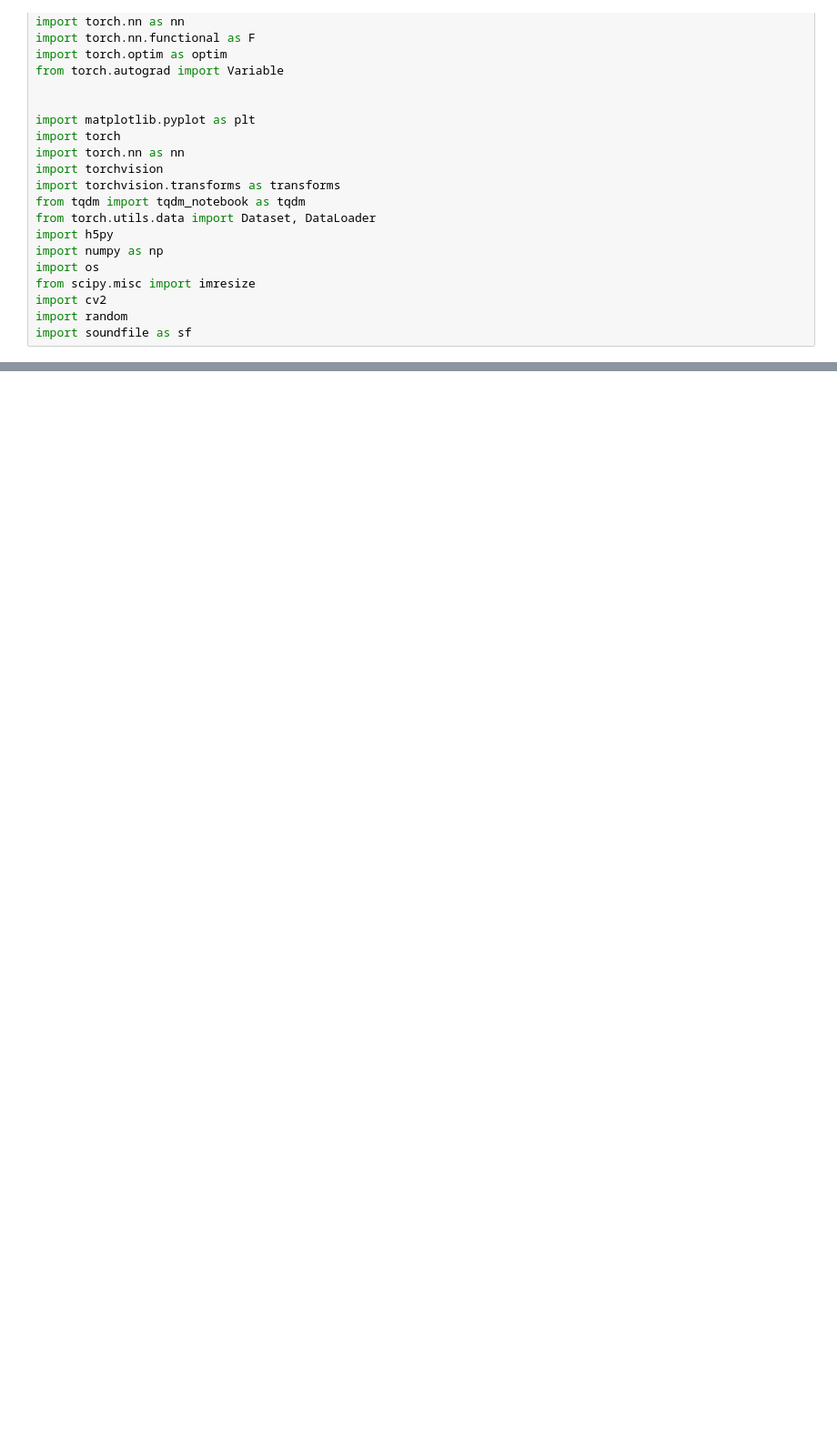
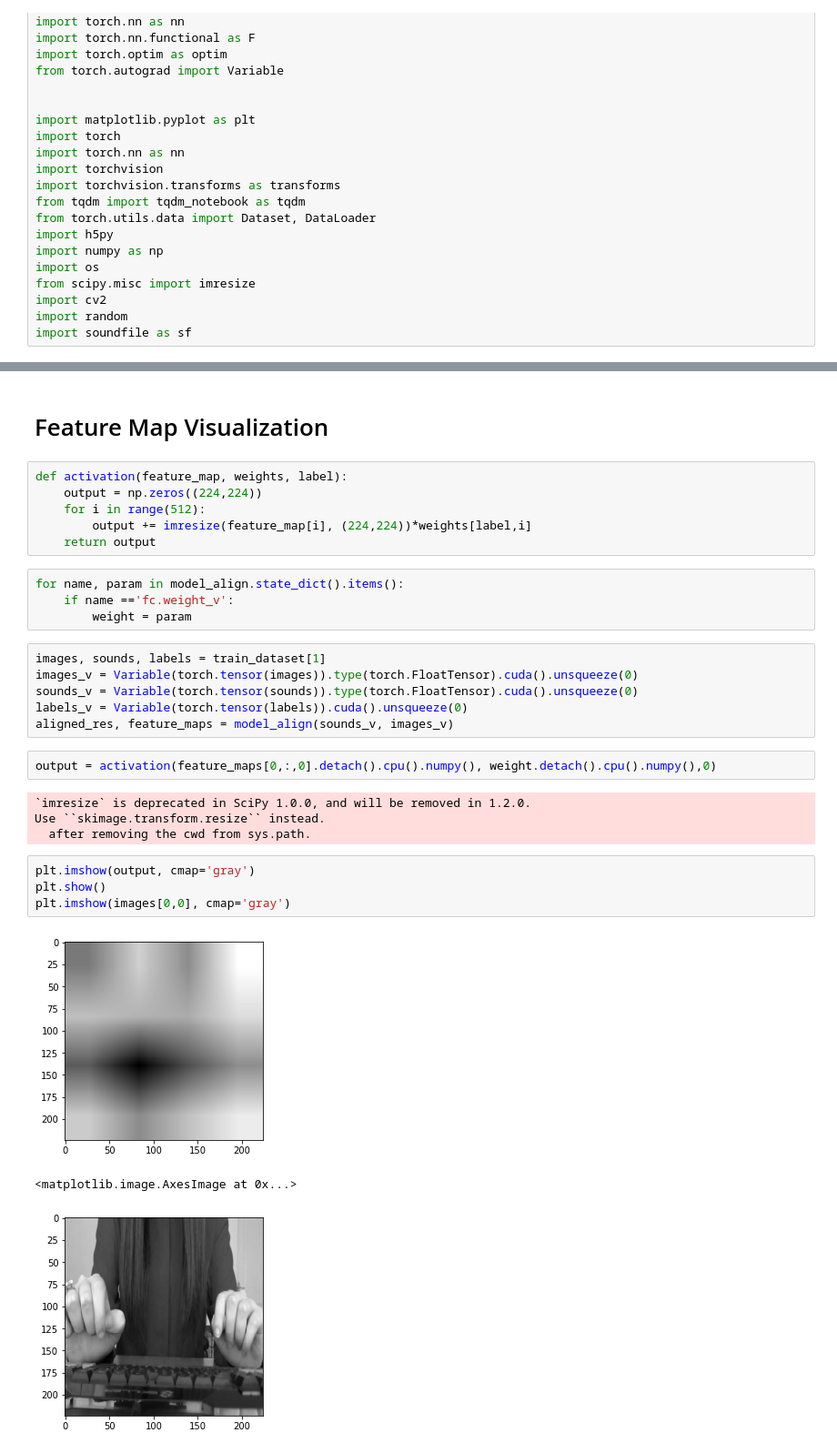
Before and after one commit to medhini/multisensory_analysis, a Jupyter notebook: testing.ipynb, the cells around one changed output, grey strips where cells are left out. Shown: that part at 91% size. Saved outputs shown, nothing was run; the diff lists cells and outputs as text; blank space fills up the shorter version.

```diff
--- a/testing.ipynb
+++ b/testing.ipynb
@@ -373,0 +311,32 @@ RuntimeError: cuda runtime error (4) : unspecified launch failure at /pytorch/to
+# %% [markdown]
+# Feature Map Visualization
+# %%
+def activation(feature_map, weights, label):
+    output = np.zeros((224,224))
+    for i in range(512):
+        output += imresize(feature_map[i], (224,224))*weights[label,i]
+    return output
+# %%
+for name, param in model_align.state_dict().items():
+    if name =='fc.weight_v':
+        weight = param
+# %%
+images, sounds, labels = train_dataset[1]
+images_v = Variable(torch.tensor(images)).type(torch.FloatTensor).cuda().unsqueeze(0)
+sounds_v = Variable(torch.tensor(sounds)).type(torch.FloatTensor).cuda().unsqueeze(0)
+labels_v = Variable(torch.tensor(labels)).cuda().unsqueeze(0)
+aligned_res, feature_maps = model_align(sounds_v, images_v)
+# %%
+output = activation(feature_maps[0,:,0].detach().cpu().numpy(), weight.detach().cpu().numpy(),0)
+# %% [output]
+`imresize` is deprecated in SciPy 1.0.0, and will be removed in 1.2.0.
+Use ``skimage.transform.resize`` instead.
+  after removing the cwd from sys.path.
+# %%
+plt.imshow(output, cmap='gray')
+plt.show()
+plt.imshow(images[0,0], cmap='gray')
+# %% [output]
+[figure, added]
+<matplotlib.image.AxesImage at 0x...>
+[figure, added]
```
Also changed, not shown: parts of 7 cells of this notebook.
